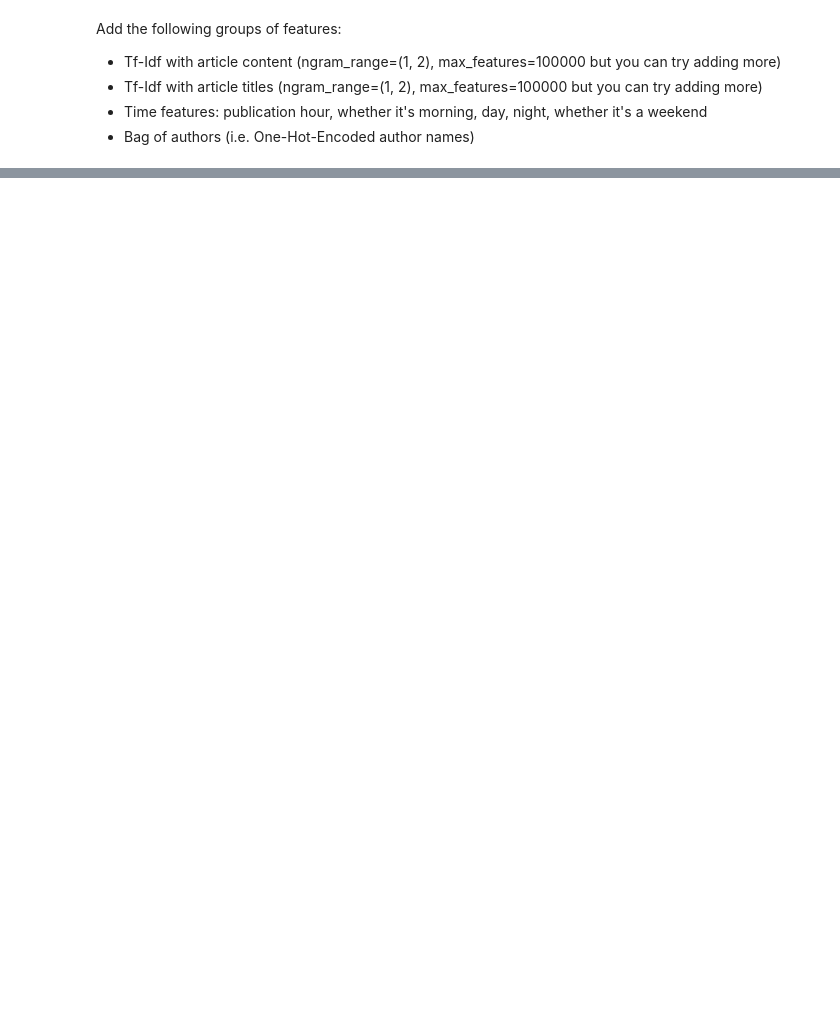
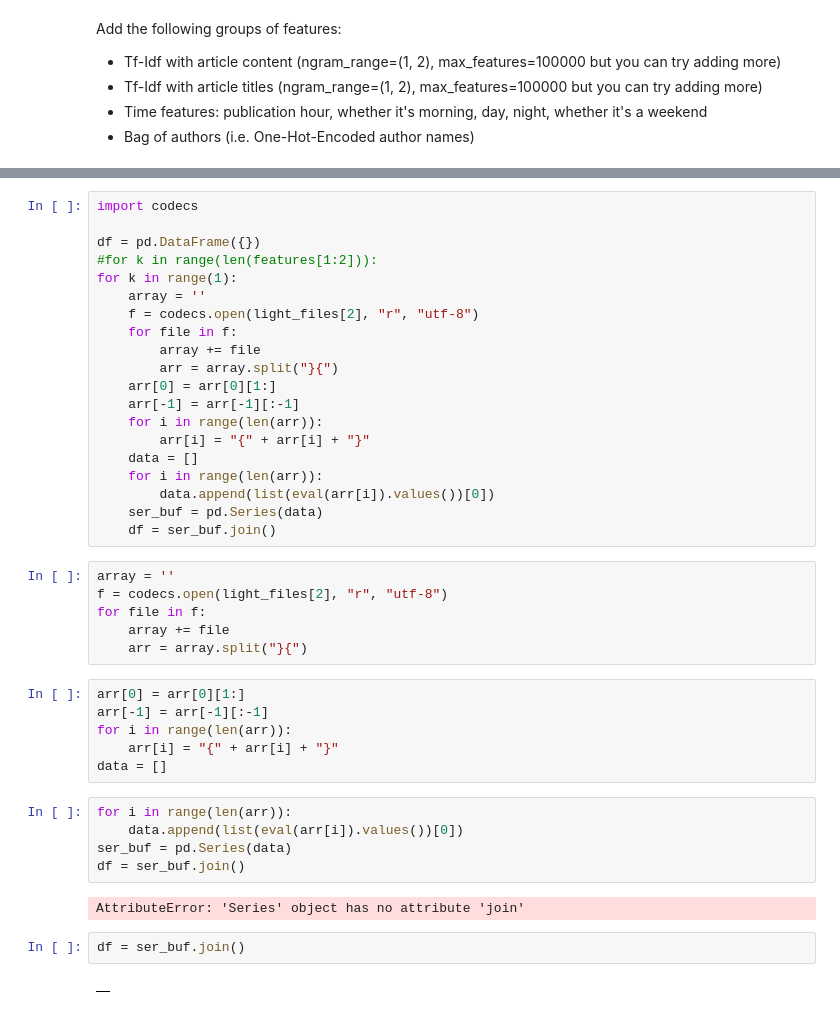
Before and after one commit to sneilk/mlcourse, a Jupyter notebook: Lesson6.ipynb, the cells around one changed output, grey strips where cells are left out. Cells and saved outputs as stored; diff of their text form; blank space fills up the shorter version.

Commit message:
End of 28/11/2018 Try to write a features to data frame

```diff
--- a/Lesson6.ipynb
+++ b/Lesson6.ipynb
@@ -115,0 +128,43 @@ files
+# %%
+import codecs
+
+df = pd.DataFrame({})
+#for k in range(len(features[1:2])):
+for k in range(1):
+    array = ''
+    f = codecs.open(light_files[2], "r", "utf-8")
+    for file in f:
+        array += file
+        arr = array.split("}{")
+    arr[0] = arr[0][1:]
+    arr[-1] = arr[-1][:-1]
+    for i in range(len(arr)):
+        arr[i] = "{" + arr[i] + "}"
+    data = []
+    for i in range(len(arr)):
+        data.append(list(eval(arr[i]).values())[0])
+    ser_buf = pd.Series(data)
+    df = ser_buf.join()
+# %%
+array = ''
+f = codecs.open(light_files[2], "r", "utf-8")
+for file in f:
+    array += file
+    arr = array.split("}{")
+# %%
+arr[0] = arr[0][1:]
+arr[-1] = arr[-1][:-1]
+for i in range(len(arr)):
+    arr[i] = "{" + arr[i] + "}"
+data = []
+# %%
+for i in range(len(arr)):
+    data.append(list(eval(arr[i]).values())[0])
+ser_buf = pd.Series(data)
+df = ser_buf.join()
+# %% [output]
+AttributeError: 'Series' object has no attribute 'join'
+# %%
+df = ser_buf.join()
+# %% [output]
+|  |
```
Also changed, not shown: parts of 16 cells of this notebook.
